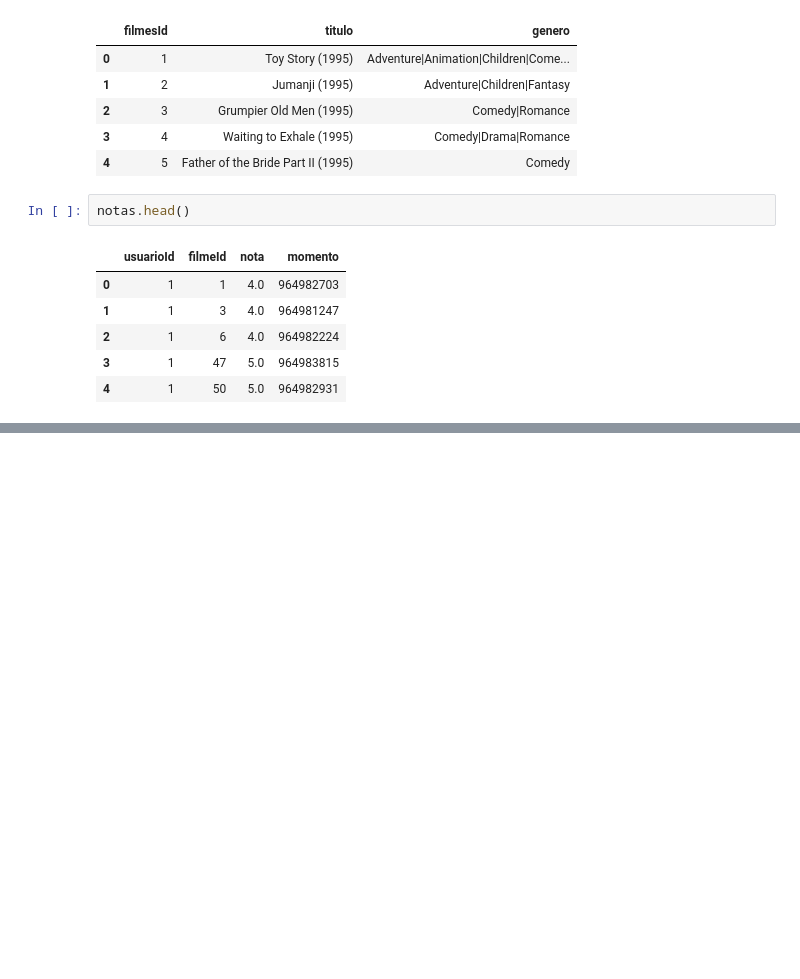
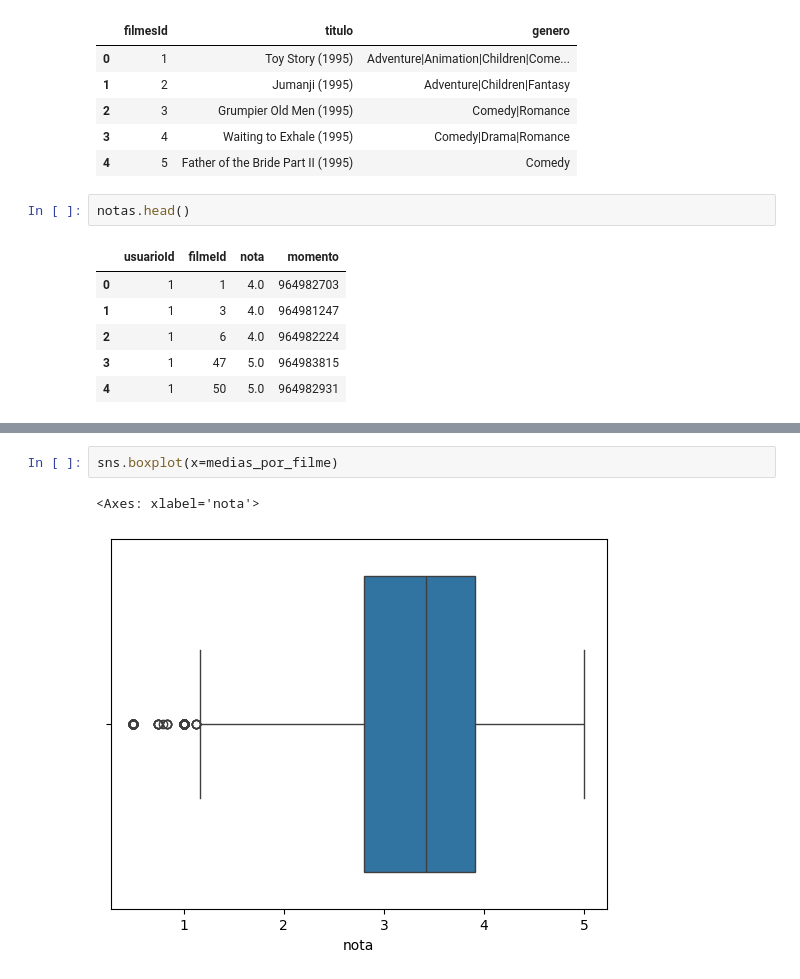
Before and after one commit to orlandojsjunior/Data_Science-Analise_e_visualizacao_de_dados, a Jupyter notebook: Analise_exploratoria/Notebooks/02_Analise_Exploratoria.ipynb, the cells around one changed output, grey strips where cells are left out. Saved outputs shown, nothing was run; the diff lists cells and outputs as text; blank space fills up the shorter version.

```diff
--- a/Analise_exploratoria/Notebooks/02_Analise_Exploratoria.ipynb
+++ b/Analise_exploratoria/Notebooks/02_Analise_Exploratoria.ipynb
@@ -116,0 +199,5 @@ notas.head()
+# %%
+sns.boxplot(x=medias_por_filme)
+# %% [output]
+<Axes: xlabel='nota'>
+[figure, added]
```
Also changed, not shown: parts of 24 cells of this notebook.
